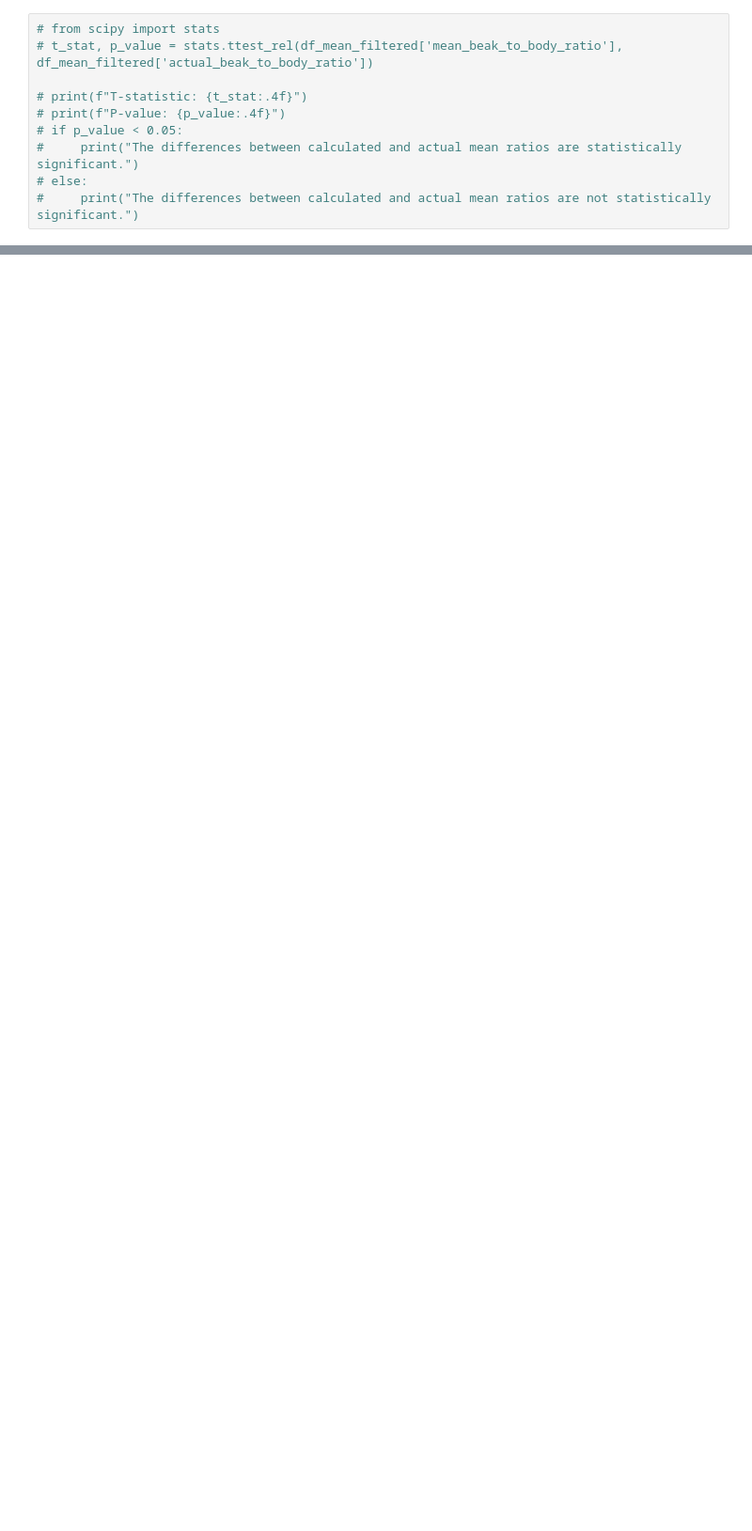
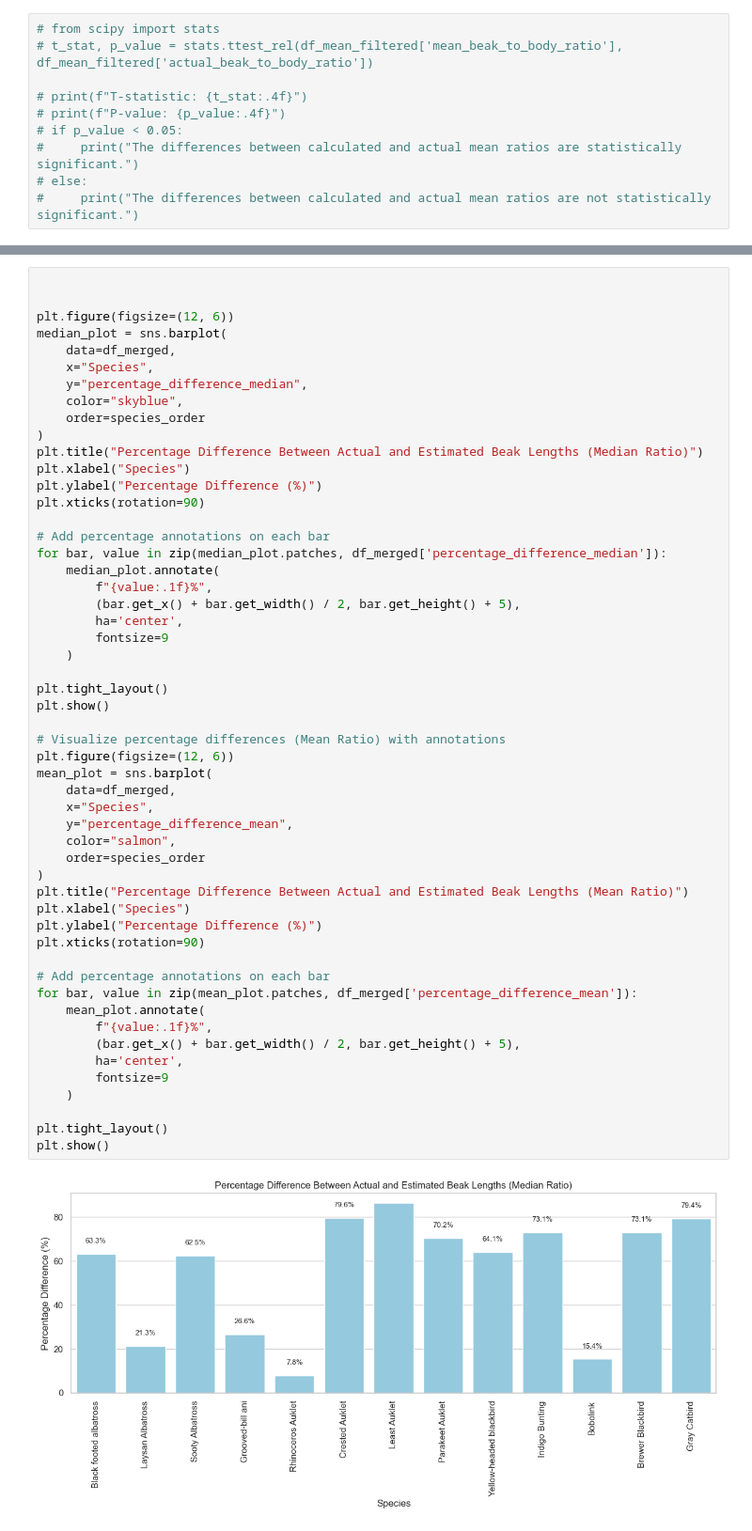
Before and after one commit to abkerper/DS4002_Project3, a Jupyter notebook: SCRIPTS/analysis.ipynb, the cells around one changed output, grey strips where cells are left out. Shown at 94% size. Drawn from its saved outputs; the diff is of its cells as text; blank space fills up the shorter version.

```diff
--- a/SCRIPTS/analysis.ipynb
+++ b/SCRIPTS/analysis.ipynb
@@ -197,0 +336,55 @@ plt.show()
+# %%
+
+
+plt.figure(figsize=(12, 6))
+median_plot = sns.barplot(
+    data=df_merged,
+    x="Species",
+    y="percentage_difference_median",
+    color="skyblue",
+    order=species_order
+)
+plt.title("Percentage Difference Between Actual and Estimated Beak Lengths (Median Ratio)")
+plt.xlabel("Species")
+plt.ylabel("Percentage Difference (%)")
+plt.xticks(rotation=90)
+
+# Add percentage annotations on each bar
+for bar, value in zip(median_plot.patches, df_merged['percentage_difference_median']):
+    median_plot.annotate(
+        f"{value:.1f}%",
+        (bar.get_x() + bar.get_width() / 2, bar.get_height() + 5),
+        ha='center',
+        fontsize=9
+    )
+
+plt.tight_layout()
+plt.show()
+
+# Visualize percentage differences (Mean Ratio) with annotations
+plt.figure(figsize=(12, 6))
+mean_plot = sns.barplot(
+    data=df_merged,
+    x="Species",
+    y="percentage_difference_mean",
+    color="salmon",
+    order=species_order
+)
+plt.title("Percentage Difference Between Actual and Estimated Beak Lengths (Mean Ratio)")
+plt.xlabel("Species")
+plt.ylabel("Percentage Difference (%)")
+plt.xticks(rotation=90)
+
+# Add percentage annotations on each bar
+for bar, value in zip(mean_plot.patches, df_merged['percentage_difference_mean']):
+    mean_plot.annotate(
+        f"{value:.1f}%",
+        (bar.get_x() + bar.get_width() / 2, bar.get_height() + 5),
+        ha='center',
+        fontsize=9
+    )
+
+plt.tight_layout()
+plt.show()
+# %% [output]
+[figure, added]
```
Also changed, not shown: parts of 10 cells of this notebook, 3 other files.
